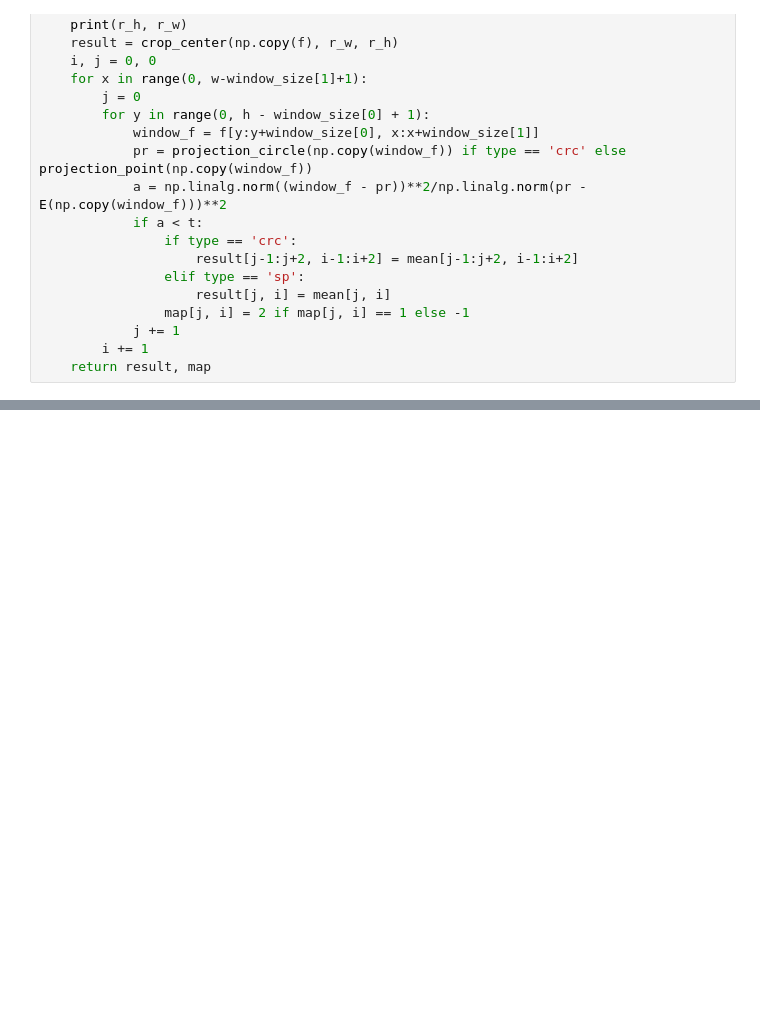
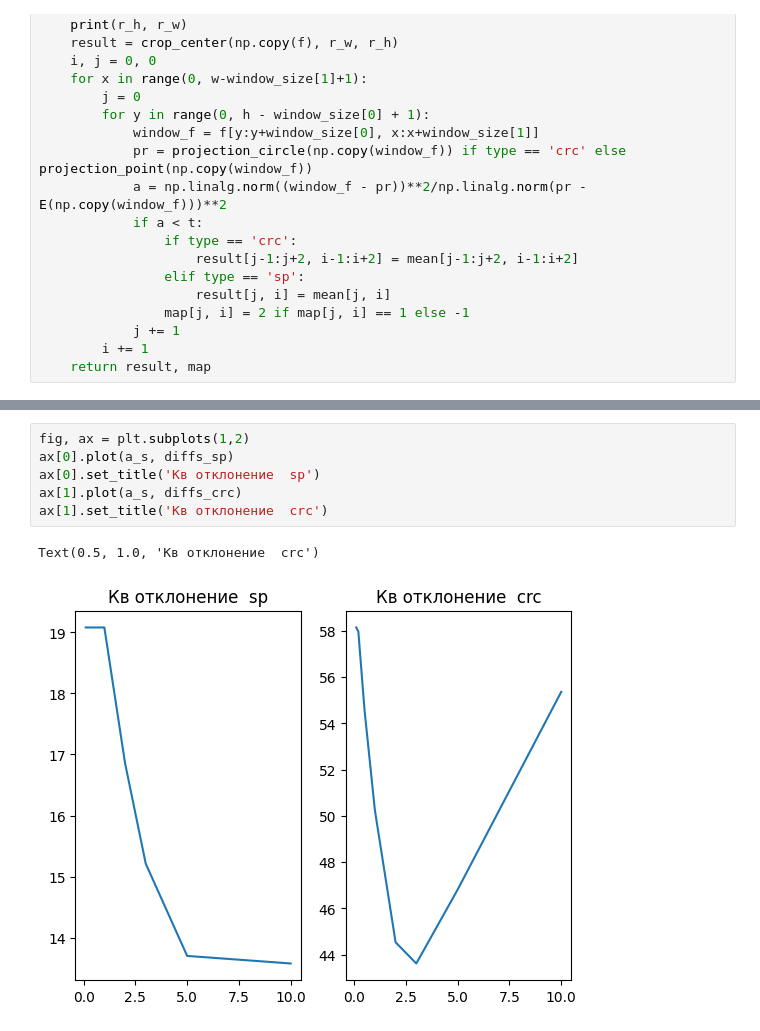
Before and after one commit to fisherj1/morph_analysis, a Jupyter notebook: HW7.ipynb, the cells around one changed output, grey strips where cells are left out. Drawn from its saved outputs; the diff is of its cells as text; blank space fills up the shorter version.

```diff
--- a/HW7.ipynb
+++ b/HW7.ipynb
@@ -193,0 +194,9 @@ Text(0.5, 1.0, 'Ложные срабатывания crc')
+# %%
+fig, ax = plt.subplots(1,2)
+ax[0].plot(a_s, diffs_sp)
+ax[0].set_title('Кв отклонение  sp')
+ax[1].plot(a_s, diffs_crc)
+ax[1].set_title('Кв отклонение  crc')
+# %% [output]
+Text(0.5, 1.0, 'Кв отклонение  crc')
+[figure, added]
```
Also changed, not shown: parts of 7 cells of this notebook, 1 other file.
